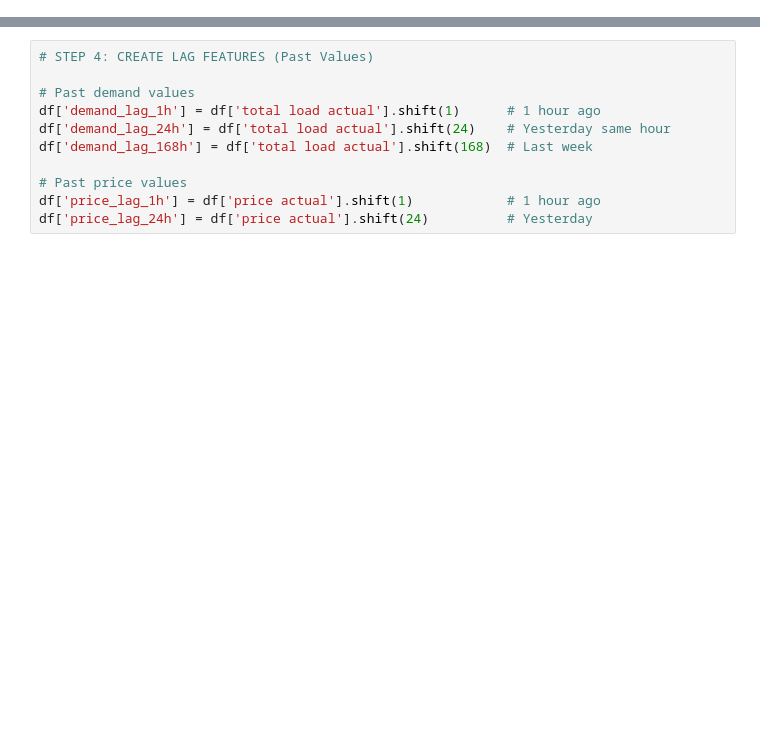
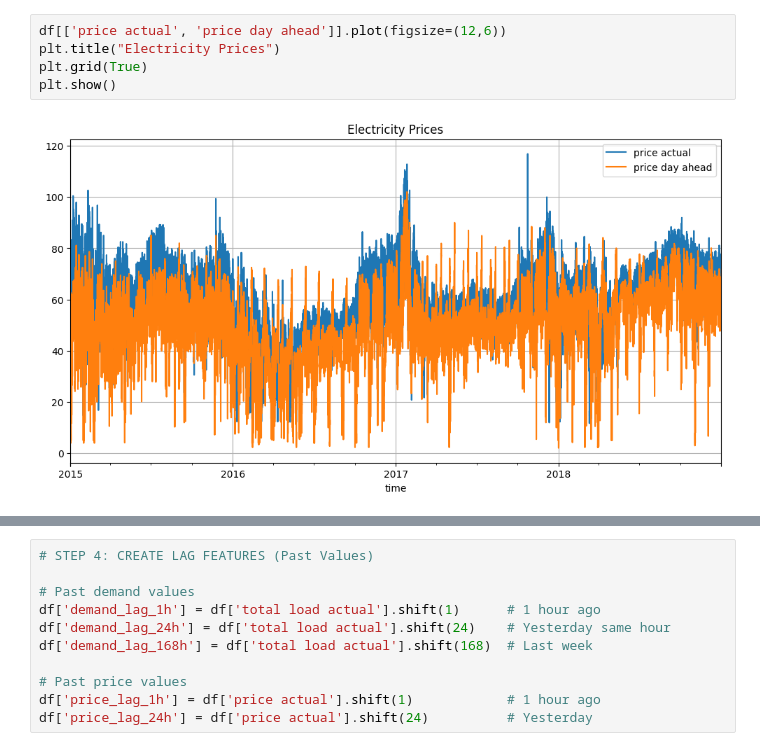
Before and after one commit to UrooshMaryam06/Mental_Digital_Twin, a Jupyter notebook: preprocessing.ipynb, the cells around one changed output, grey strips where cells are left out. Drawn from its saved outputs; the diff is of its cells as text; blank space fills up the shorter version.

```diff
--- a/preprocessing.ipynb
+++ b/preprocessing.ipynb
@@ -58,0 +86,7 @@ df
+# %%
+df[['price actual', 'price day ahead']].plot(figsize=(12,6))
+plt.title("Electricity Prices")
+plt.grid(True)
+plt.show()
+# %% [output]
+[figure, added]
```
Also changed, not shown: parts of 54 cells of this notebook, 1 other file.
